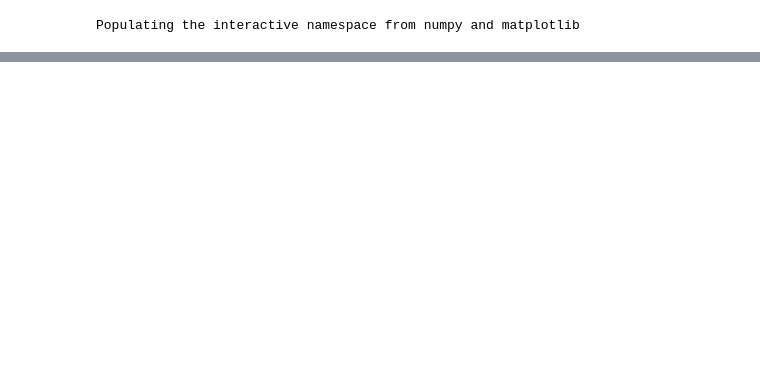
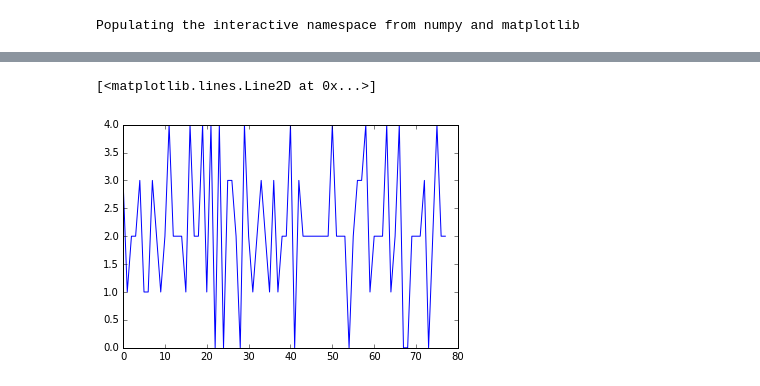
Before and after one commit to scoiatael/MSIwZiSP, a Jupyter notebook: data_manipulation.ipynb, the cells around one changed output, grey strips where cells are left out. Cells and saved outputs as stored; diff of their text form; code cells hidden in the pictures; blank space fills up the shorter version.

Commit message:
using new data and 5 levels, promising

```diff
--- a/data_manipulation.ipynb
+++ b/data_manipulation.ipynb
@@ -49,0 +57,11 @@ from prediction import Prediction
+# %%
+def level_of(a, b):
+    rel_change = (b-a)/a
+    sgn = sign(rel_change)
+    ab_change = abs(rel_change)
+    level = 0
+    if ab_change > 0.1:
+        level = 1
+    if ab_change > 0.2:
+        level = 2
+    return sgn * level + 2
@@ -49,0 +84,19 @@ from prediction import Prediction
+# %%
+from functools import reduce
+def normalize(arr):
+    a = []
+    pick_datapoints = lambda arr: list(map(lambda x: x[1], arr))
+    arr = list(zip(*[arr[i:] for i in range(4)]))
+    for i in arr:
+        foo =list(weekday_map[i[0][0].weekday()])
+        foo += pick_datapoints(i[:-1])
+        foo += [level_of(foo[-2], foo[-1])]
+        a.append(foo)
+    return a
+# %%
+d = array(reduce(lambda _a, _b: _a + _b, map(normalize, data['watchmojo'])))
+
+plot(range(len(d)), d[:, -1])
+# %% [output]
+[<matplotlib.lines.Line2D at 0x...>]
+[figure, added]
```
Also changed, not shown: parts of 20 cells of this notebook, 3 other files.
